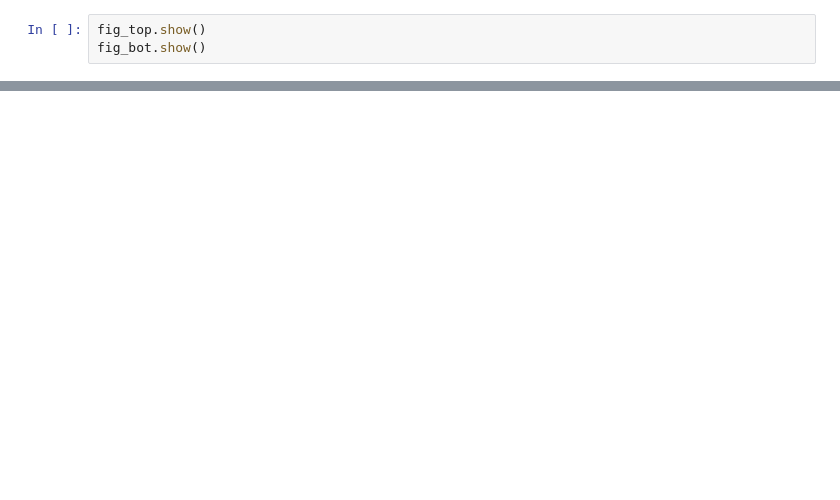
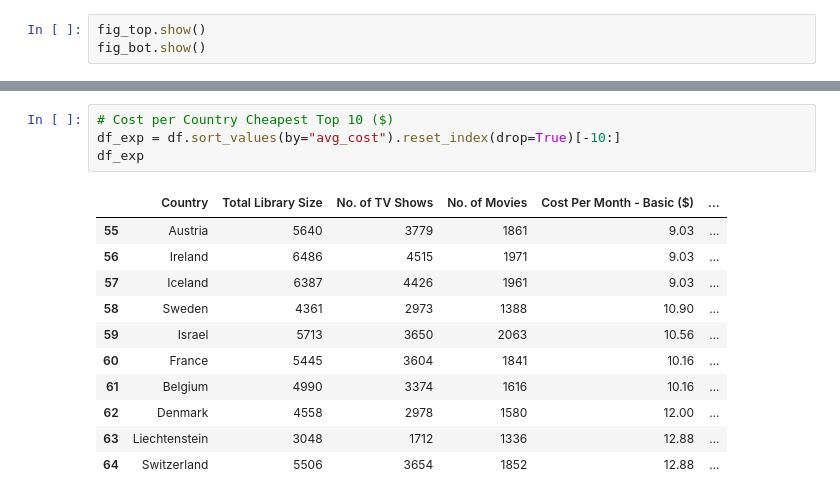
Before and after one commit to kemalozer23/netflix-fee-analysis-kaggle-2, a Jupyter notebook: netflix_fee.ipynb, the cells around one changed output, grey strips where cells are left out. Saved outputs shown, nothing was run; the diff lists cells and outputs as text; blank space fills up the shorter version.

```diff
--- a/netflix_fee.ipynb
+++ b/netflix_fee.ipynb
@@ -222,0 +327,16 @@ df.sort_values(by="avg_cost")
+# %%
+# Cost per Country Cheapest Top 10 ($)
+df_exp = df.sort_values(by="avg_cost").reset_index(drop=True)[-10:]
+df_exp
+# %% [output]
+|  | Country | Total Library Size | No. of TV Shows | No. of Movies | Cost Per Month - Basic ($) | ... |
+| 55 | Austria | 5640 | 3779 | 1861 | 9.03 | ... |
+| 56 | Ireland | 6486 | 4515 | 1971 | 9.03 | ... |
+| 57 | Iceland | 6387 | 4426 | 1961 | 9.03 | ... |
+| 58 | Sweden | 4361 | 2973 | 1388 | 10.90 | ... |
+| 59 | Israel | 5713 | 3650 | 2063 | 10.56 | ... |
+| 60 | France | 5445 | 3604 | 1841 | 10.16 | ... |
+| 61 | Belgium | 4990 | 3374 | 1616 | 10.16 | ... |
+| 62 | Denmark | 4558 | 2978 | 1580 | 12.00 | ... |
+| 63 | Liechtenstein | 3048 | 1712 | 1336 | 12.88 | ... |
+| 64 | Switzerland | 5506 | 3654 | 1852 | 12.88 | ... |
```
Also changed, not shown: parts of 11 cells of this notebook.
